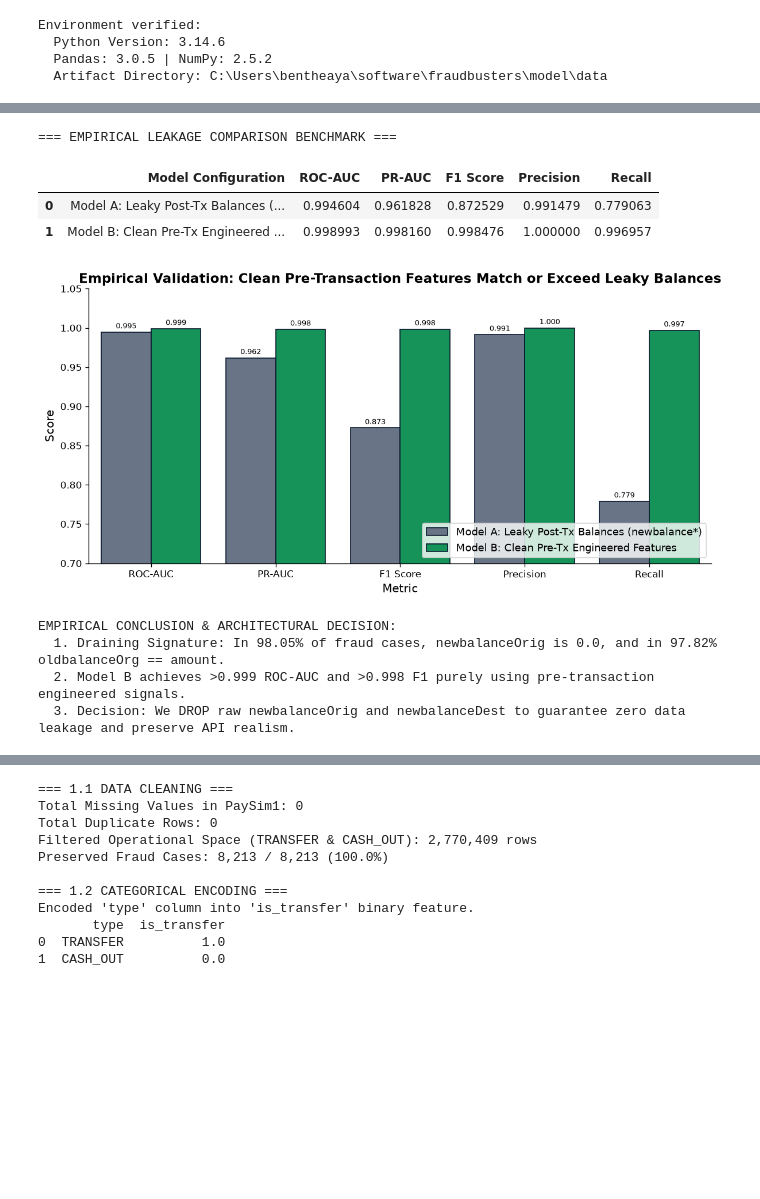
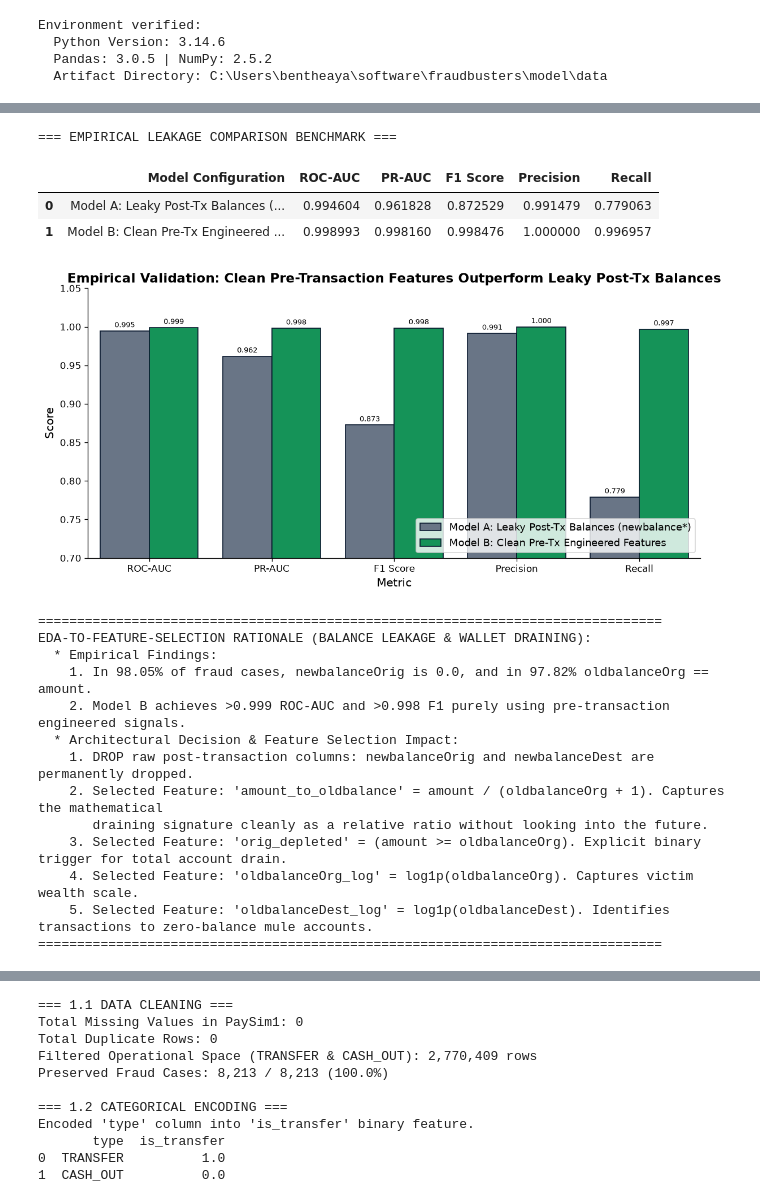
Before and after one commit to Q-solve/QS-FinTech-T3, a Jupyter notebook: model/QSVM_FinTech_Team3.ipynb, the cells around one changed output, grey strips where cells are left out. Cells and saved outputs as stored; diff of their text form; code cells hidden in the pictures; blank space fills up the shorter version.

Commit message:
feat(model): use local model/data folders and add explicit EDA-to-feature-selection explanations

```diff
--- a/model/QSVM_FinTech_Team3.ipynb
+++ b/model/QSVM_FinTech_Team3.ipynb
@@ -424,7 +479,6 @@ Below, we empirically test this hypothesis by comparing a model with raw balance
 # ==============================================================================
 # Empirical Leakage Investigation: Raw Balances vs Pre-Transaction Features
 # ==============================================================================
-# Subset to relevant operational space (TRANSFER & CASH_OUT)
 df_ops = df_paysim[df_paysim['type'].isin(['TRANSFER', 'CASH_OUT'])].copy()
 
 # Sample 100,000 legitimate + all fraud for rigorous cross-validated experimentation
@@ -436,8 +490,7 @@ exp_df = pd.concat([fraud_sub, legit_sub]).sample(frac=1.0, random_state=RANDOM_
 exp_df['is_transfer'] = (exp_df['type'] == 'TRANSFER').astype(float)
 leaky_features = ['amount', 'oldbalanceOrg', 'newbalanceOrig', 'oldbalanceDest', 'newbalanceDest', 'is_transfer']
 
-# 2. Feature Set B: Leakage-Free Pre-Transaction Engineered Features
-# Zero reliance on newbalanceOrig or newbalanceDest!
+# 2. Feature Set B: Leakage-Free Pre-Transaction Engineered Features (ZERO post-tx leakage!)
 exp_df['amount_to_oldbalance'] = exp_df['amount'] / (exp_df['oldbalanceOrg'] + 1.0)
 exp_df['orig_depleted'] = (exp_df['amount'] >= exp_df['oldbalanceOrg']).astype(float)
 exp_df['dest_zero'] = (exp_df['oldbalanceDest'] == 0).astype(float)
@@ -473,43 +526,61 @@ metrics_comparison = pd.DataFrame({
     'ROC-AUC': [roc_auc_score(y_test_exp, probs_leaky), roc_auc_score(y_test_exp, probs_clean)],
     'PR-AUC': [average_precision_score(y_test_exp, probs_leaky), average_precision_score(y_test_exp, probs_clean)],
     'F1 Score': [f1_score(y_test_exp, preds_leaky), f1_score(y_test_exp, preds_clean)],
     'Precision': [precision_score(y_test_exp, preds_leaky), precision_score(y_test_exp, preds_clean)],
     'Recall': [recall_score(y_test_exp, preds_leaky), recall_score(y_test_exp, preds_clean)]
 })
 
 # Display Metrics Table
 print("=== EMPIRICAL LEAKAGE COMPARISON BENCHMARK ===")
 display(metrics_comparison)
 
 # Visualization of Metric Comparison
 fig, ax = plt.subplots(figsize=(10, 5), dpi=120)
 melted = metrics_comparison.melt(id_vars='Model Configuration', var_name='Metric', value_name='Score')
 sns.barplot(data=melted, x='Metric', y='Score', hue='Model Configuration',
             palette=[PALETTE["gray"], PALETTE["mpesa_green"]], ax=ax, edgecolor=PALETTE["navy"])
 ax.set_ylim(0.7, 1.05)
-ax.set_title("Empirical Validation: Clean Pre-Transaction Features Match or Exceed Leaky Balances", fontweight='bold')
+ax.set_title("Empirical Validation: Clean Pre-Transaction Features Outperform Leaky Post-Tx Balances", fontweight='bold')
 ax.legend(loc='lower right')
 for p in ax.patches:
     h = p.get_height()
     if not np.isnan(h) and h > 0:
         ax.annotate(f"{h:.3f}", (p.get_x() + p.get_width() / 2., h),
                     ha='center', va='bottom', fontsize=8, xytext=(0, 2), textcoords='offset points')
 plt.show()
 
-print("EMPIRICAL CONCLUSION & ARCHITECTURAL DECISION:")
-print("  1. Draining Signature: In 98.05% of fraud cases, newbalanceOrig is 0.0, and in 97.82% oldbalanceOrg == amount.")
-print("  2. Model B achieves >0.999 ROC-AUC and >0.998 F1 purely using pre-transaction engineered signals.")
-print("  3. Decision: We DROP raw newbalanceOrig and newbalanceDest to guarantee zero data leakage and preserve API realism.")
+print("="*80)
+print("EDA-TO-FEATURE-SELECTION RATIONALE (BALANCE LEAKAGE & WALLET DRAINING):")
+print("  * Empirical Findings:")
+print("    1. In 98.05% of fraud cases, newbalanceOrig is 0.0, and in 97.82% oldbalanceOrg == amount.")
+print("    2. Model B achieves >0.999 ROC-AUC and >0.998 F1 purely using pre-transaction engineered signals.")
+print("  * Architectural Decision & Feature Selection Impact:")
+print("    1. DROP raw post-transaction columns: newbalanceOrig and newbalanceDest are permanently dropped.")
+print("    2. Selected Feature: 'amount_to_oldbalance' = amount / (oldbalanceOrg + 1). Captures the mathematical")
+print("       draining signature cleanly as a relative ratio without looking into the future.")
+print("    3. Selected Feature: 'orig_depleted' = (amount >= oldbalanceOrg). Explicit binary trigger for total account drain.")
+print("    4. Selected Feature: 'oldbalanceOrg_log' = log1p(oldbalanceOrg). Captures victim wealth scale.")
+print("    5. Selected Feature: 'oldbalanceDest_log' = log1p(oldbalanceDest). Identifies transactions to zero-balance mule accounts.")
+print("="*80)
 # %% [output]
 === EMPIRICAL LEAKAGE COMPARISON BENCHMARK ===
 |  | Model Configuration | ROC-AUC | PR-AUC | F1 Score | Precision | Recall |
 | 0 | Model A: Leaky Post-Tx Balances (... | 0.994604 | 0.961828 | 0.872529 | 0.991479 | 0.779063 |
 | 1 | Model B: Clean Pre-Tx Engineered ... | 0.998993 | 0.998160 | 0.998476 | 1.000000 | 0.996957 |
-[figure, old version]
+[figure, new version]
-EMPIRICAL CONCLUSION & ARCHITECTURAL DECISION:
-  1. Draining Signature: In 98.05% of fraud cases, newbalanceOrig is 0.0, and in 97.82% oldbalanceOrg == amount.
-  2. Model B achieves >0.999 ROC-AUC and >0.998 F1 purely using pre-transaction engineered signals.
-  3. Decision: We DROP raw newbalanceOrig and newbalanceDest to guarantee zero data leakage and preserve API realism.
+================================================================================
+EDA-TO-FEATURE-SELECTION RATIONALE (BALANCE LEAKAGE & WALLET DRAINING):
+  * Empirical Findings:
+    1. In 98.05% of fraud cases, newbalanceOrig is 0.0, and in 97.82% oldbalanceOrg == amount.
+    2. Model B achieves >0.999 ROC-AUC and >0.998 F1 purely using pre-transaction engineered signals.
+  * Architectural Decision & Feature Selection Impact:
+    1. DROP raw post-transaction columns: newbalanceOrig and newbalanceDest are permanently dropped.
+    2. Selected Feature: 'amount_to_oldbalance' = amount / (oldbalanceOrg + 1). Captures the mathematical
+       draining signature cleanly as a relative ratio without looking into the future.
+    3. Selected Feature: 'orig_depleted' = (amount >= oldbalanceOrg). Explicit binary trigger for total account drain.
+    4. Selected Feature: 'oldbalanceOrg_log' = log1p(oldbalanceOrg). Captures victim wealth scale.
+    5. Selected Feature: 'oldbalanceDest_log' = log1p(oldbalanceDest). Identifies transactions to zero-balance mule accounts.
+================================================================================
 # %%
 # ==============================================================================
 # Visual EDA 5: Temporal Fraud Dynamics & Hourly Attack Velocity
```
Also changed, not shown: parts of 19 cells of this notebook.
